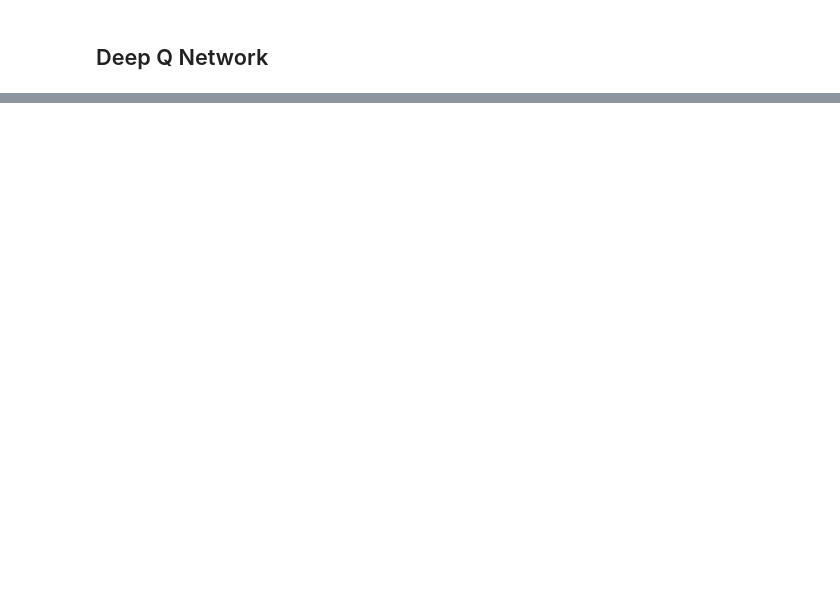
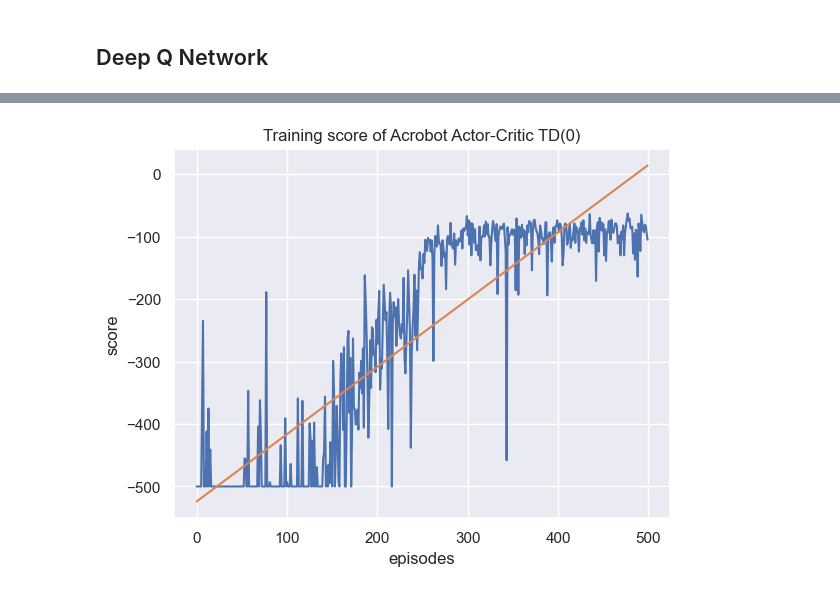
Before and after one commit to jochemsoons/reinforcement_learning, a Jupyter notebook: acrobot.ipynb, the cells around one changed output, grey strips where cells are left out. Cells and saved outputs as stored; diff of their text form; code cells hidden in the pictures; blank space fills up the shorter version.

Commit message:
Add actor-critic

```diff
--- a/acrobot.ipynb
+++ b/acrobot.ipynb
@@ -351,0 +363,15 @@ Input #0, image2, from 'file%02d.png':
+# %%
+#discount factor for future utilities
+DISCOUNT_FACTOR = 0.99
+
+#number of episodes to run
+NUM_EPISODES = 500
+
+#max steps per episode
+# MAX_STEPS = 500
+
+#score agent needs for environment to be solved
+# SOLVED_SCORE = 195
+
+#device to run model on
+DEVICE = "cuda" if torch.cuda.is_available() else "cpu"
@@ -351,0 +449,11 @@ Input #0, image2, from 'file%02d.png':
+# %%
+#Make environment
+env = gym.make("Acrobot-v1", render_mode="rgb_array")
+
+#Init network
+policy_network = PolicyNetwork(env.observation_space.shape[0], env.action_space.n).to(DEVICE)
+stateval_network = StateValueNetwork(env.observation_space.shape[0]).to(DEVICE)
+
+#Init optimizer
+policy_optimizer = optim.SGD(policy_network.parameters(), lr=0.001)
+stateval_optimizer = optim.SGD(stateval_network.parameters(), lr=0.001)
@@ -351,0 +531,14 @@ Input #0, image2, from 'file%02d.png':
+# %%
+sns.set()
+
+plt.plot(scores)
+plt.ylabel('score')
+plt.xlabel('episodes')
+plt.title('Training score of Acrobot Actor-Critic TD(0)')
+
+reg = LinearRegression().fit(np.arange(len(scores)).reshape(-1, 1), np.array(scores).reshape(-1, 1))
+y_pred = reg.predict(np.arange(len(scores)).reshape(-1, 1))
+plt.plot(y_pred)
+plt.show()
+# %% [output]
+[figure, added]
```
Also changed, not shown: parts of 16 cells of this notebook, 3 other files.
